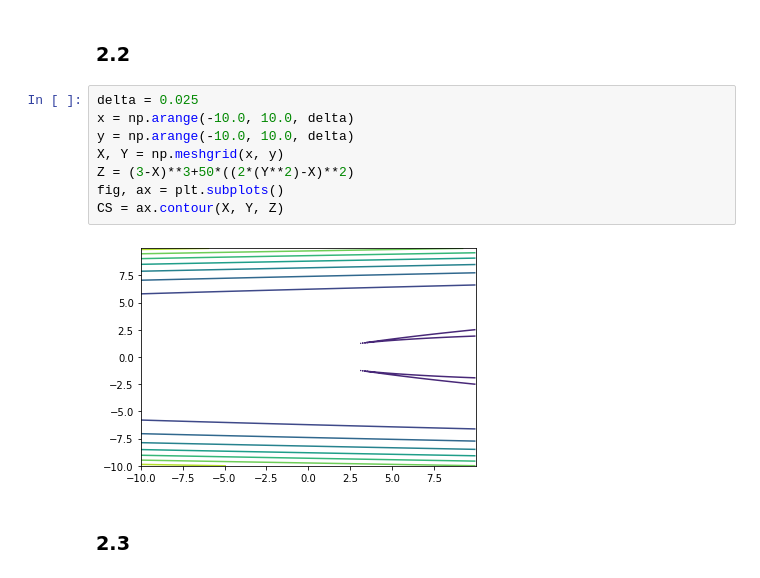
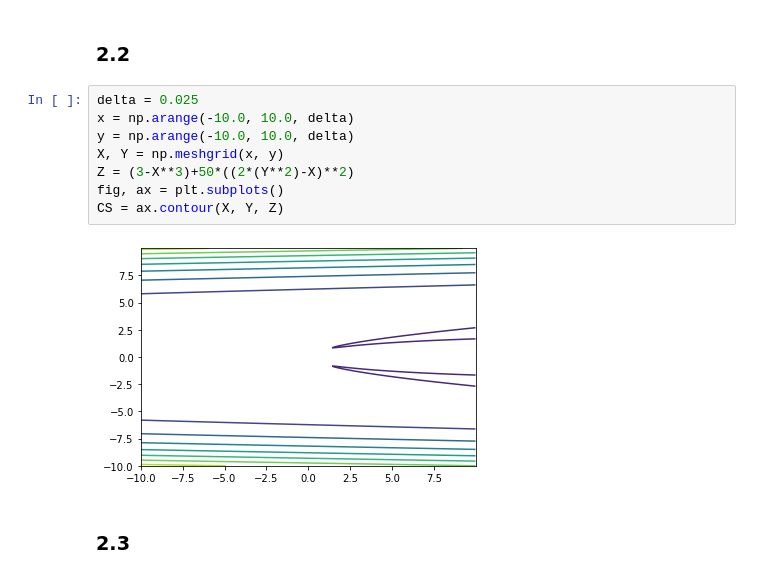
Before and after one commit to liruizhe1995/ANLY_590, a Jupyter notebook: asssignment2 (2).ipynb, the cells around one changed output. Drawn from its saved outputs; the diff is of its cells as text.

```diff
--- a/asssignment2 (1).ipynb
+++ b/asssignment2 (2).ipynb
@@ -44,13 +44,13 @@ $\frac{df}{dy} = 400y(2y^2-x)$
 # %%
 delta = 0.025
 x = np.arange(-10.0, 10.0, delta)
 y = np.arange(-10.0, 10.0, delta)
 X, Y = np.meshgrid(x, y)
-Z = (3-X)**3+50*((2*(Y**2)-X)**2)
+Z = (3-X**3)+50*((2*(Y**2)-X)**2)
 fig, ax = plt.subplots()
 CS = ax.contour(X, Y, Z)
 # %% [output]
-[figure, old version]
+[figure, new version]
 # %% [markdown]
 ### 2.3
 # %%
```
Also changed, not shown: parts of 6 cells of this notebook, 1 other file.
